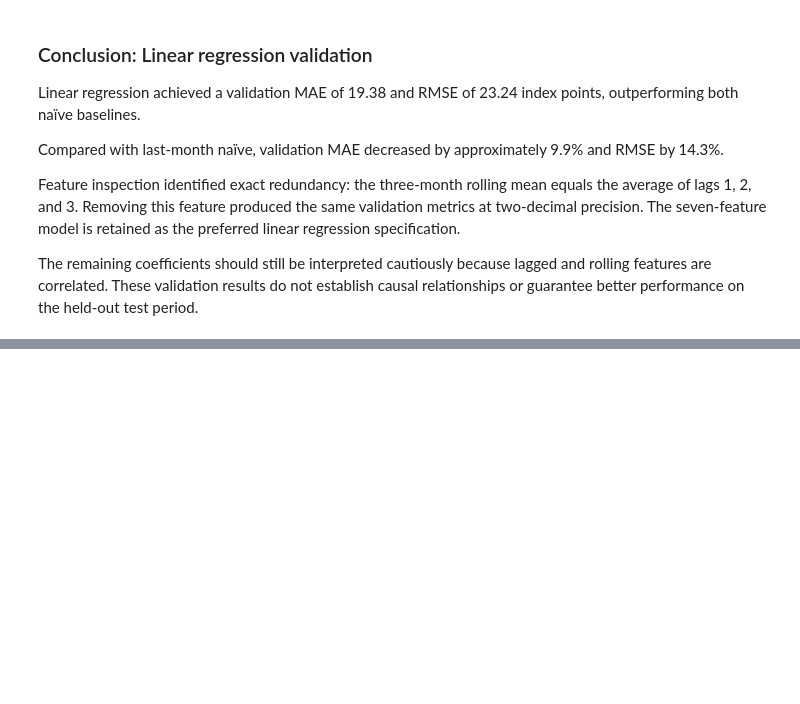
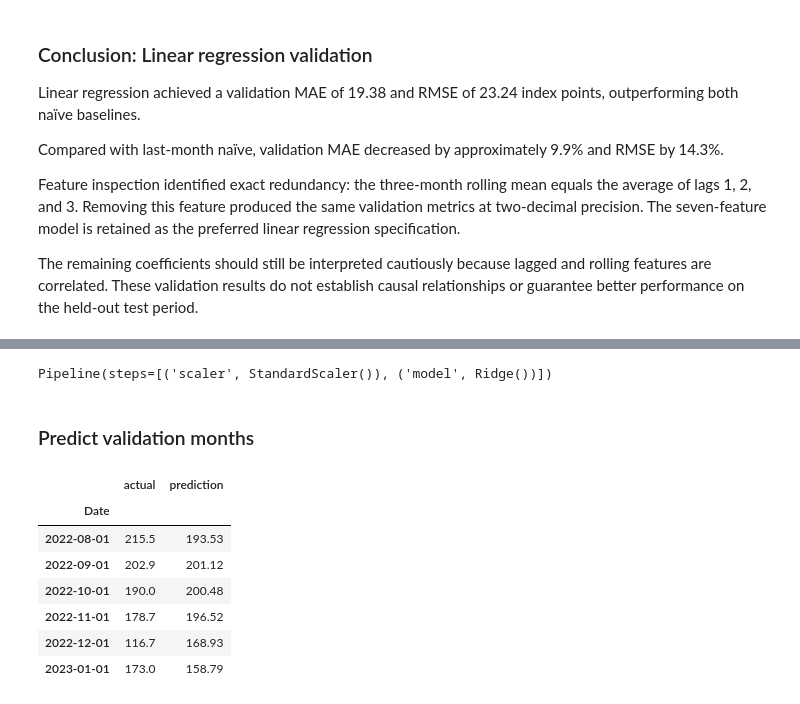
Before and after one commit to kamalpreetsinghh/nz-job-market-data-analysis, a Jupyter notebook: notebooks/06_monthly_forecasting.ipynb, the cells around one changed output, grey strips where cells are left out. Drawn from its saved outputs; the diff is of its cells as text; code cells hidden in the pictures; blank space fills up the shorter version.

Commit message:
Tune Ridge regression and document validation tradeoffs

```diff
--- a/notebooks/06_monthly_forecasting.ipynb
+++ b/notebooks/06_monthly_forecasting.ipynb
@@ -481,0 +487,40 @@ performance on the held-out test period.
+# %%
+from sklearn.pipeline import Pipeline
+from sklearn.preprocessing import StandardScaler
+from sklearn.linear_model import Ridge
+
+ridge_model = Pipeline([
+    ("scaler", StandardScaler()),
+    ("model", Ridge(alpha=1.0))
+])
+
+ridge_model.fit(
+    X_train[reduced_features],
+    y_train
+)
+# %% [output]
+Pipeline(steps=[('scaler', StandardScaler()), ('model', Ridge())])
+# %% [markdown]
+### Predict validation months
+# %%
+ridge_validation_predictions = pd.Series(
+    ridge_model.predict(X_validation[reduced_features]),
+    index=X_validation.index,
+    name="ridge"
+)
+
+ridge_check = pd.DataFrame({
+    "actual": y_validation,
+    "prediction": ridge_validation_predictions
+})
+
+ridge_check.head(6).round(2)
+# %% [output]
+|  | actual | prediction |
+| Date |  |  |
+| 2022-08-01 | 215.5 | 193.53 |
+| 2022-09-01 | 202.9 | 201.12 |
+| 2022-10-01 | 190.0 | 200.48 |
+| 2022-11-01 | 178.7 | 196.52 |
+| 2022-12-01 | 116.7 | 168.93 |
+| 2023-01-01 | 173.0 | 158.79 |
```
Also changed, not shown: parts of 8 cells of this notebook, 1 other file.
